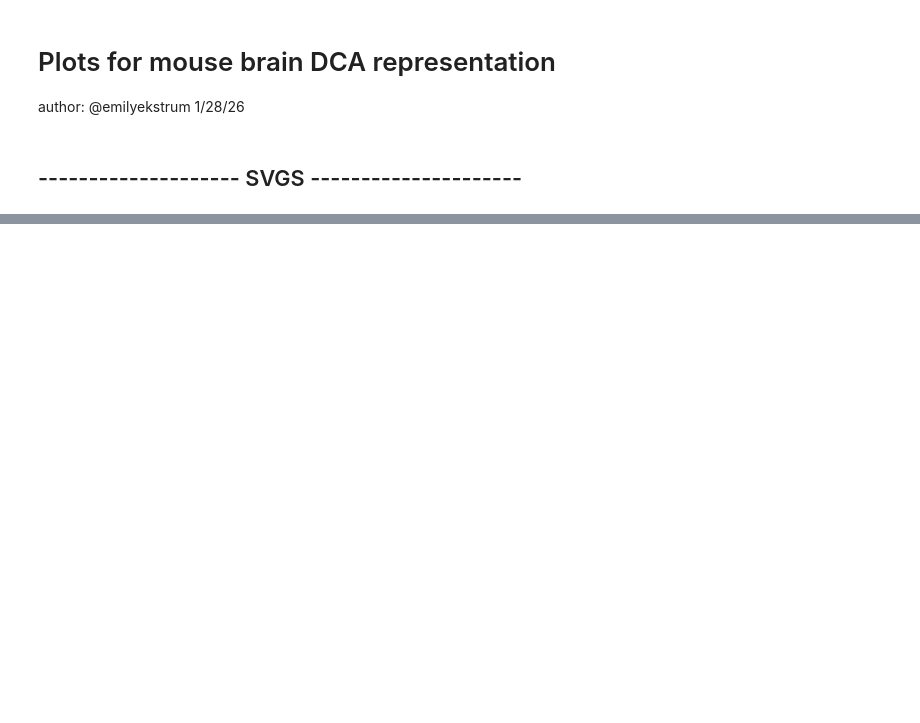
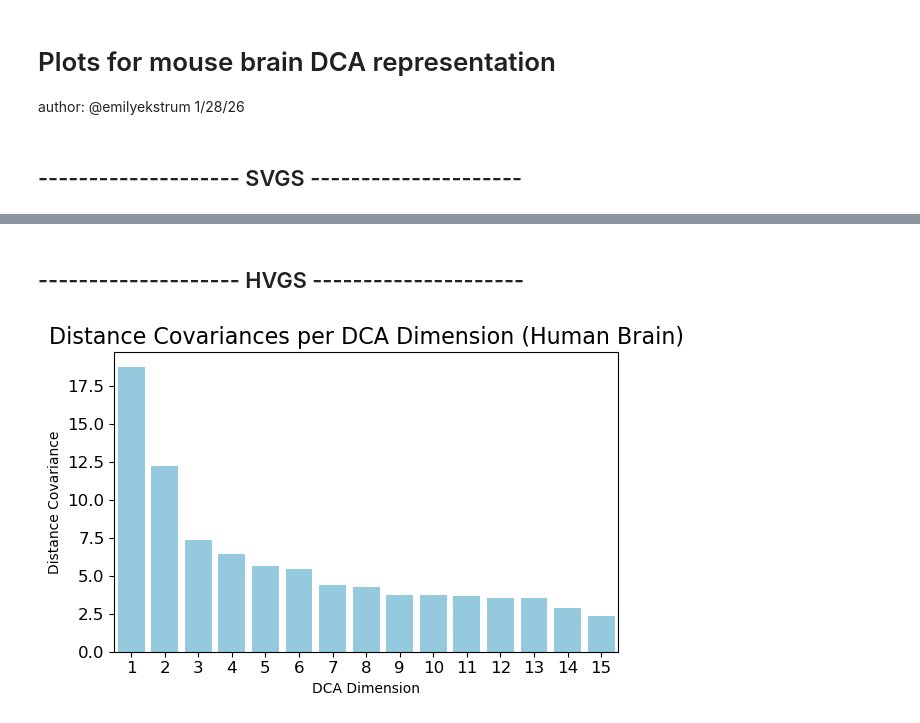
Before and after one commit to emilyekstrum/zhangLab_Rotation, a Jupyter notebook: notebooks/DCA/human_DCA_figs.ipynb, the cells around one changed output, grey strips where cells are left out. Drawn from its saved outputs; the diff is of its cells as text; code cells hidden in the pictures; blank space fills up the shorter version.

Commit message:
DCA plots for human brain SVGs and HVGs

```diff
--- a/notebooks/DCA/human_DCA_figs.ipynb
+++ b/notebooks/DCA/human_DCA_figs.ipynb
@@ -50,0 +57,20 @@ plt.show()
+# %% [markdown]
+## -------------------- HVGS ---------------------
+# %%
+# load in human DCA results
+hvg_U = np.load("/Users/emilyekstrum/repos/zhangLab_Rotation/data/processed/DCA/human_hvg_U_DCA.npy")
+hvg_Z = np.load("/Users/emilyekstrum/repos/zhangLab_Rotation/data/processed/DCA/human_hvg_Z_DCA.npy")
+hvg_dcovs = np.load("/Users/emilyekstrum/repos/zhangLab_Rotation/data/processed/DCA/human_hvg_dcovs_DCA.npy")
+# %%
+# plot distance covariances
+plt.figure(figsize=(6,4))
+sns.barplot(x=np.arange(1, hvg_dcovs.shape[0]+1), y=hvg_dcovs, color='skyblue')
+plt.xlabel("DCA Dimension")
+plt.ylabel("Distance Covariance")
+plt.title("Distance Covariances per DCA Dimension (Human Brain)", fontsize=16)
+plt.xticks(fontsize=12)
+plt.yticks(fontsize=12)
+plt.tight_layout()
+plt.show()
+# %% [output]
+[figure, added]
```
Also changed, not shown: parts of 5 cells of this notebook.
